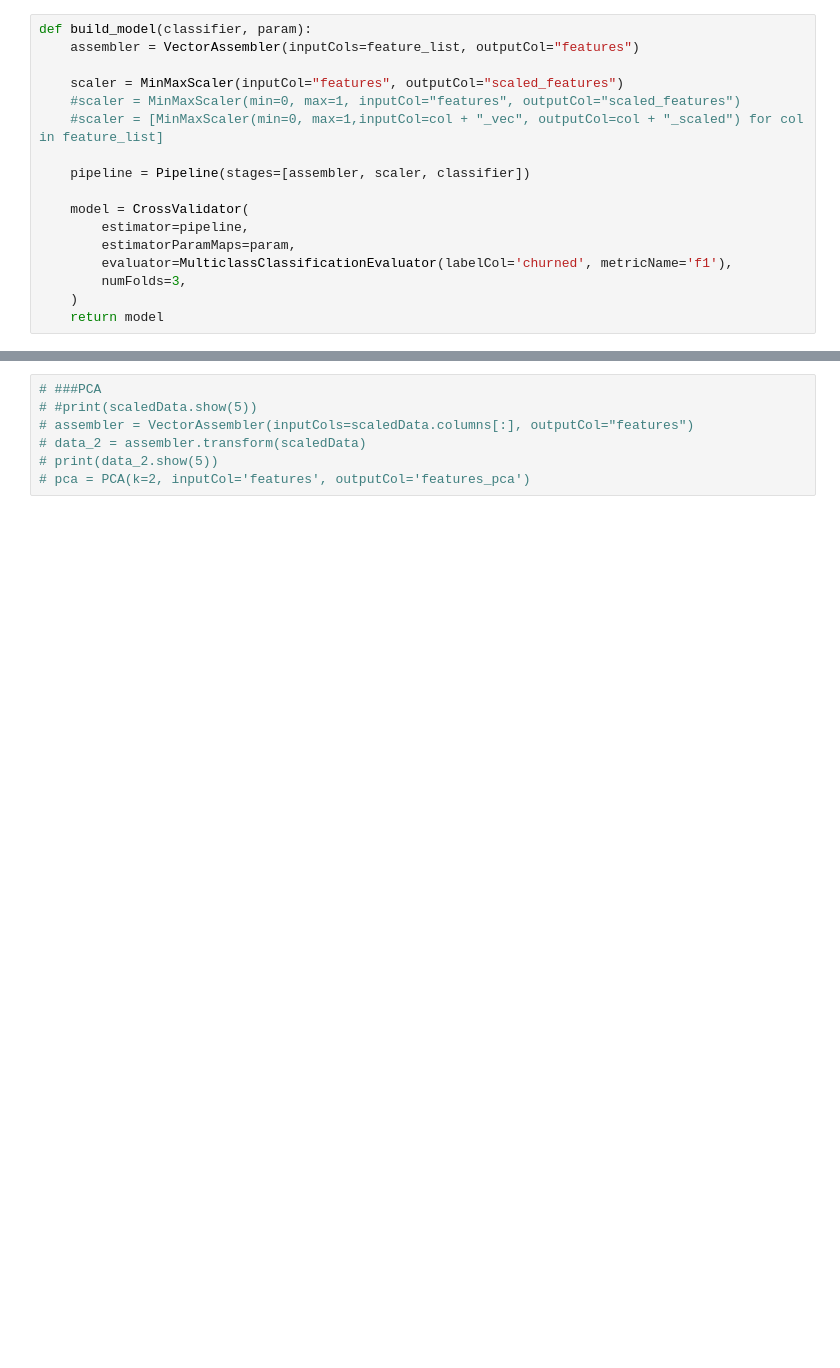
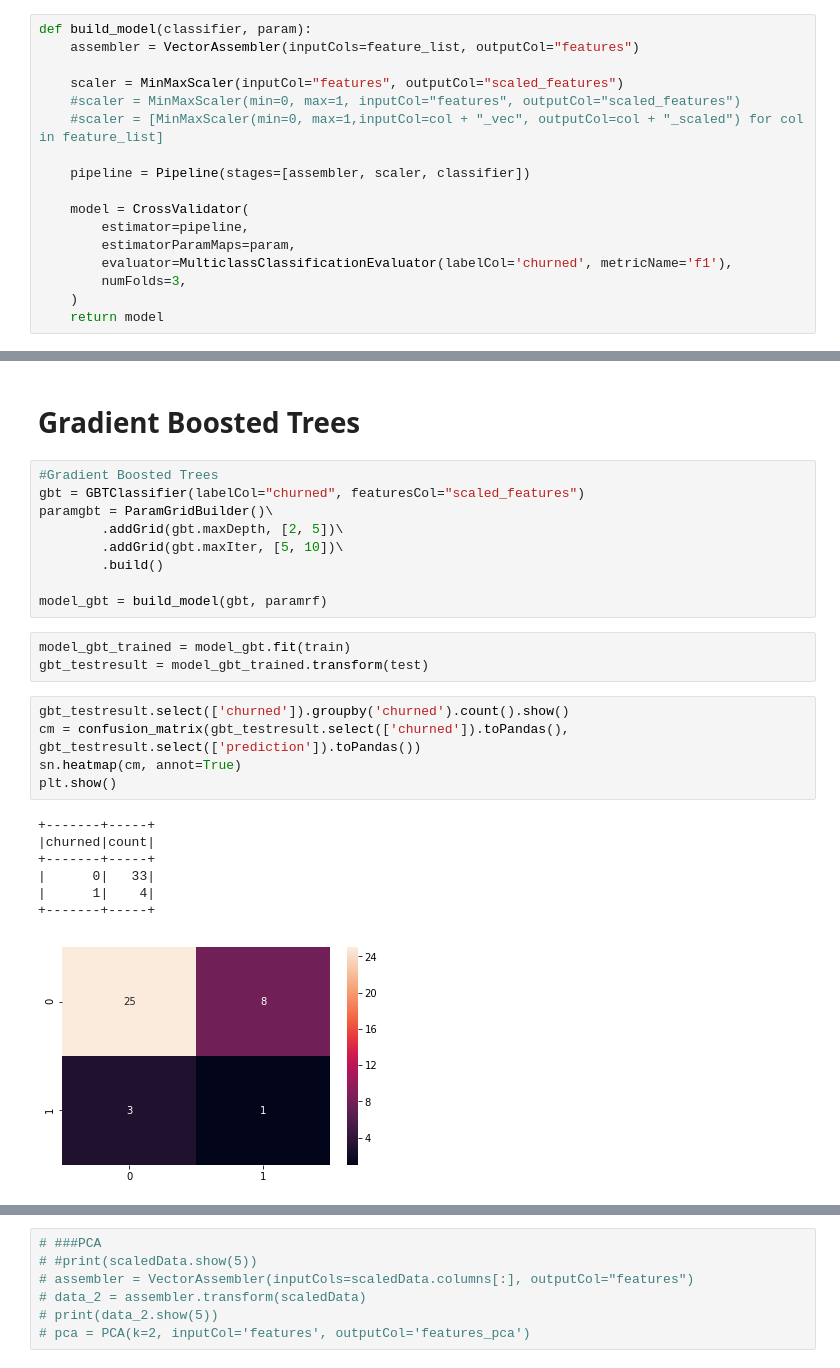
Before and after one commit to chaomacau/Sparkify, a Jupyter notebook: Sparkify.ipynb, the cells around one changed output, grey strips where cells are left out. Saved outputs shown, nothing was run; the diff lists cells and outputs as text; blank space fills up the shorter version.

```diff
--- a/Sparkify.ipynb
+++ b/Sparkify.ipynb
@@ -861,0 +946,27 @@ Logistic Regression Accuracy: 89.1891891891892%
+# %% [markdown]
+# Gradient Boosted Trees
+# %%
+#Gradient Boosted Trees
+gbt = GBTClassifier(labelCol="churned", featuresCol="scaled_features")
+paramgbt = ParamGridBuilder()\
+        .addGrid(gbt.maxDepth, [2, 5])\
+        .addGrid(gbt.maxIter, [5, 10])\
+        .build()
+
+model_gbt = build_model(gbt, paramrf)
+# %%
+model_gbt_trained = model_gbt.fit(train)
+gbt_testresult = model_gbt_trained.transform(test)
+# %%
+gbt_testresult.select(['churned']).groupby('churned').count().show()
+cm = confusion_matrix(gbt_testresult.select(['churned']).toPandas(), gbt_testresult.select(['prediction']).toPandas())
+sn.heatmap(cm, annot=True)
+plt.show()
+# %% [output]
++-------+-----+
+|churned|count|
++-------+-----+
+|      0|   33|
+|      1|    4|
++-------+-----+
+[figure, added]
```
Also changed, not shown: parts of 27 cells of this notebook.
